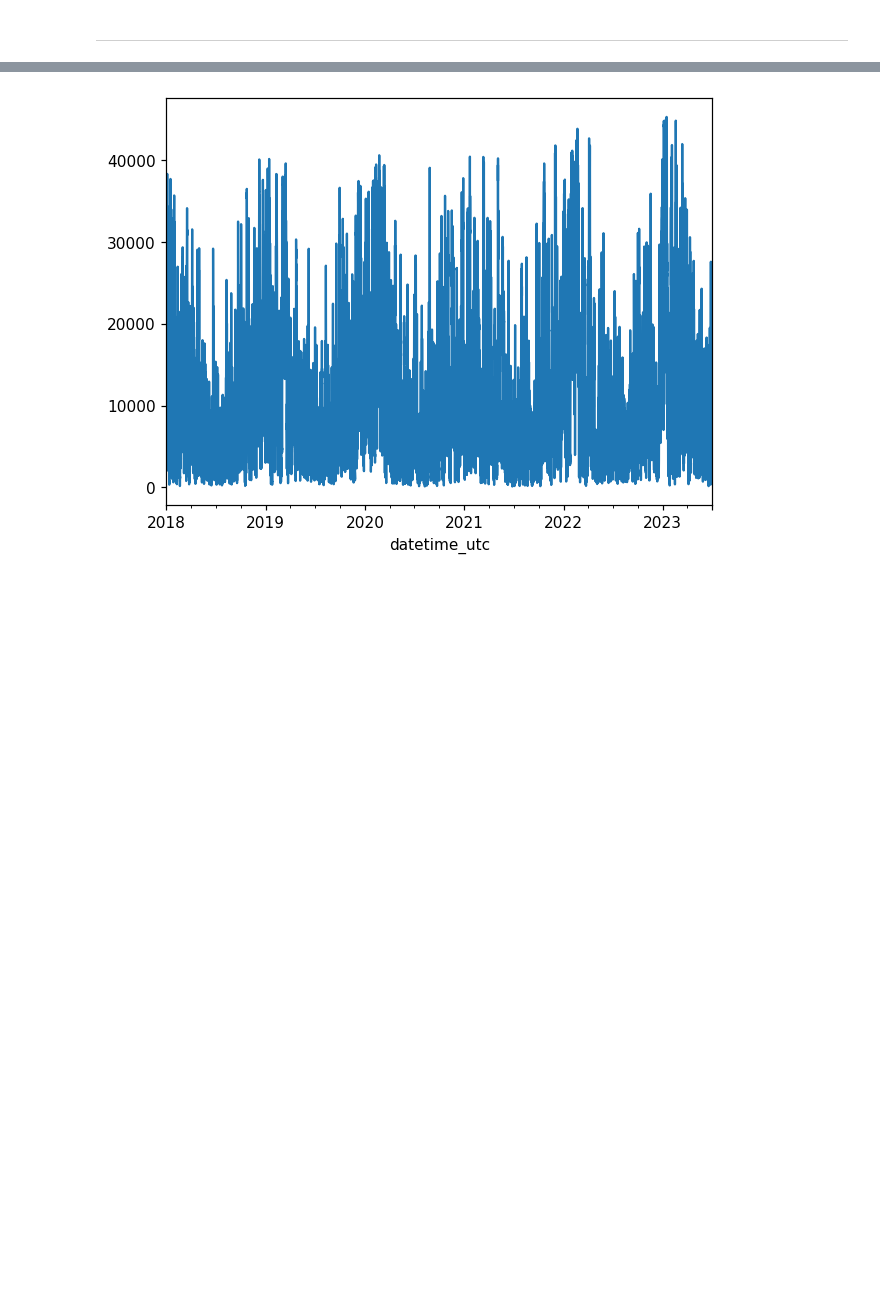
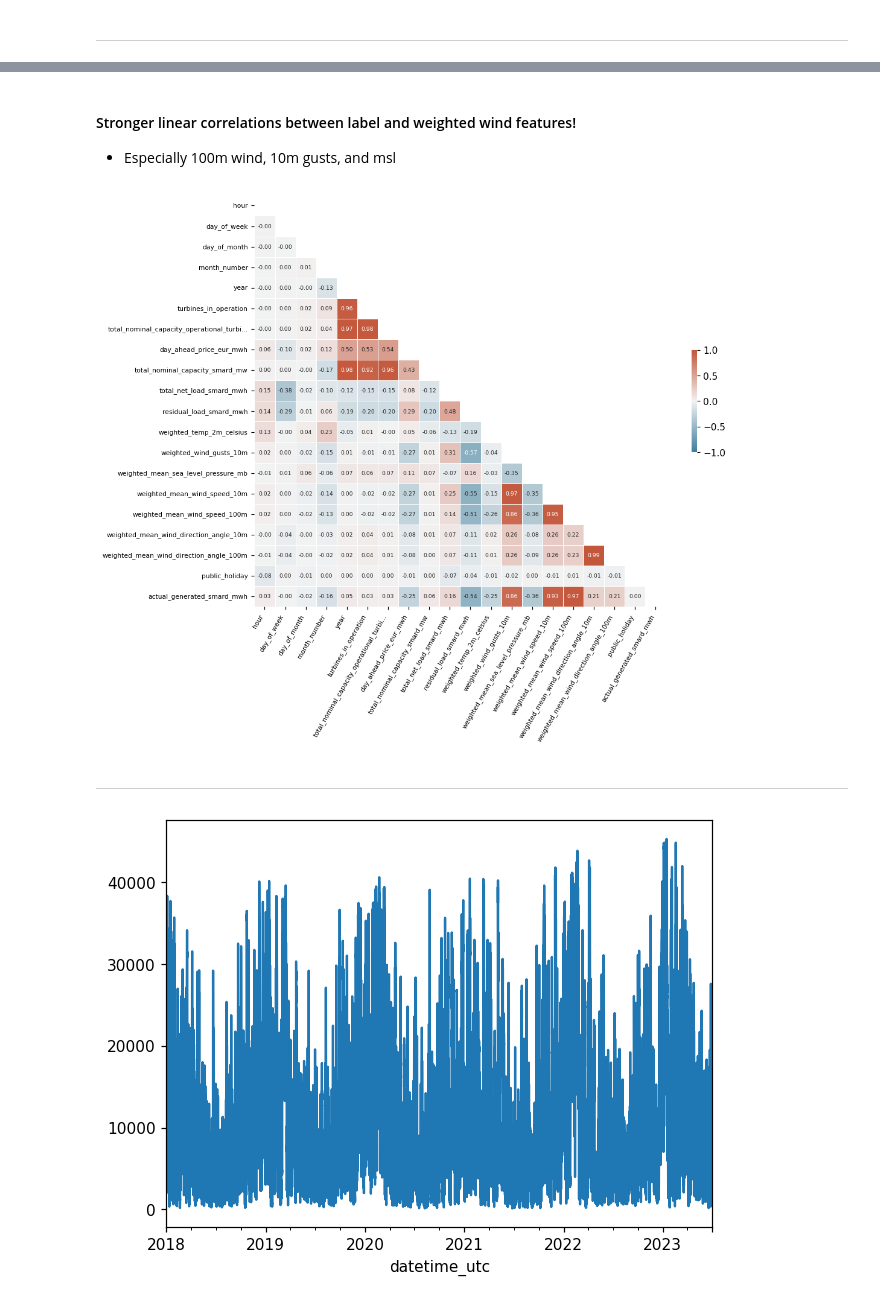
Before and after one commit to meteoviz/wind_power_forecasting_germany, a Jupyter notebook: notebooks/exploratory_analysis.ipynb, the cells around one changed output, grey strips where cells are left out. Saved outputs shown, nothing was run; the diff lists cells and outputs as text; code cells hidden in the pictures; blank space fills up the shorter version.

```diff
--- a/notebooks/exploratory_analysis.ipynb
+++ b/notebooks/exploratory_analysis.ipynb
@@ -263,3 +196,12 @@ df.corr(numeric_only=True)
+# %% [markdown]
+#### Stronger linear correlations between label and weighted wind features!
+- Especially 100m wind, 10m gusts, and msl
+# %%
+plot_correlation_heatmap(df_weighted)
+# %% [output]
+[figure, added]
+# %% [markdown]
+----
 # %%
 df['actual_generated_smard_mwh'].plot();
 # %% [output]
```
Also changed, not shown: parts of 13 cells of this notebook.
